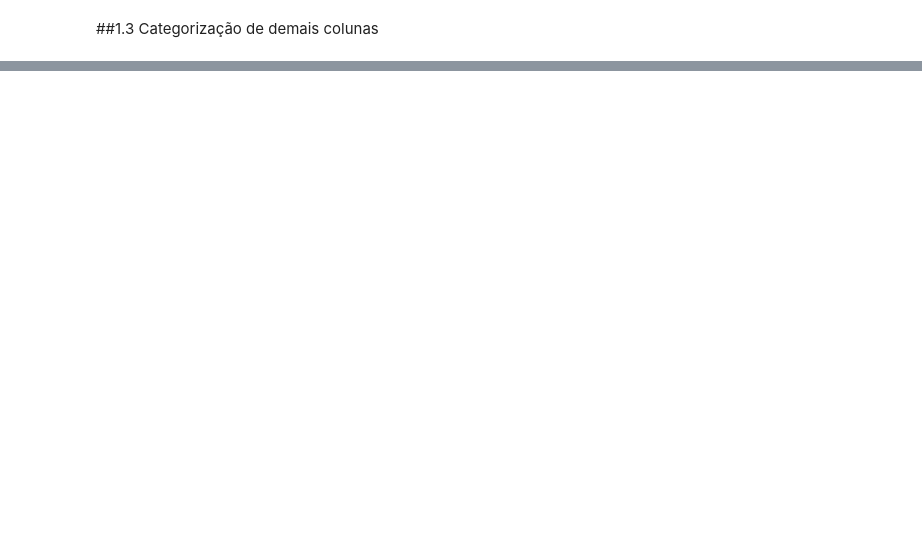
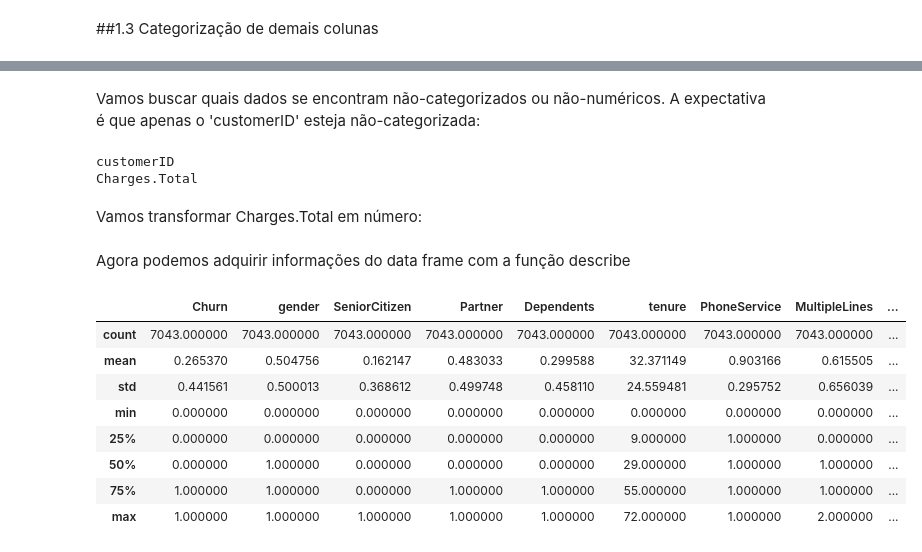
Before and after one commit to VitorFRodrigues/Alura_Challenges, a Jupyter notebook: notebook/Alura_Challenge_DataScience1.ipynb, the cells around one changed output, grey strips where cells are left out. Cells and saved outputs as stored; diff of their text form; code cells hidden in the pictures; blank space fills up the shorter version.

```diff
--- a/notebook/Alura_Challenge_DataScience1.ipynb
+++ b/notebook/Alura_Challenge_DataScience1.ipynb
@@ -221,0 +189,12 @@ dados_limpos
+# %% [markdown]
+Vamos buscar quais dados se encontram não-categorizados ou não-numéricos. A expectativa é que apenas o 'customerID' esteja não-categorizada:
+# %%
+dados_categorizados.describe().columns
+for columns in dados_categorizados:
+  if columns not in dados_categorizados.describe().columns:
+    print(columns)
+# %% [output]
+customerID
+Charges.Total
+# %% [markdown]
+Vamos transformar Charges.Total em número:
@@ -221,0 +203,14 @@ dados_limpos
+# %% [markdown]
+Agora podemos adquirir informações do data frame com a função describe
+# %%
+dados_categorizados.describe()
+# %% [output]
+|  | Churn | gender | SeniorCitizen | Partner | Dependents | tenure | PhoneService | MultipleLines | ... |
+| count | 7043.000000 | 7043.000000 | 7043.000000 | 7043.000000 | 7043.000000 | 7043.000000 | 7043.000000 | 7043.000000 | ... |
+| mean | 0.265370 | 0.504756 | 0.162147 | 0.483033 | 0.299588 | 32.371149 | 0.903166 | 0.615505 | ... |
+| std | 0.441561 | 0.500013 | 0.368612 | 0.499748 | 0.458110 | 24.559481 | 0.295752 | 0.656039 | ... |
+| min | 0.000000 | 0.000000 | 0.000000 | 0.000000 | 0.000000 | 0.000000 | 0.000000 | 0.000000 | ... |
+| 25% | 0.000000 | 0.000000 | 0.000000 | 0.000000 | 0.000000 | 9.000000 | 1.000000 | 0.000000 | ... |
+| 50% | 0.000000 | 1.000000 | 0.000000 | 0.000000 | 0.000000 | 29.000000 | 1.000000 | 1.000000 | ... |
+| 75% | 1.000000 | 1.000000 | 0.000000 | 1.000000 | 1.000000 | 55.000000 | 1.000000 | 1.000000 | ... |
+| max | 1.000000 | 1.000000 | 1.000000 | 1.000000 | 1.000000 | 72.000000 | 1.000000 | 2.000000 | ... |
```
Also changed, not shown: parts of 33 cells of this notebook.
